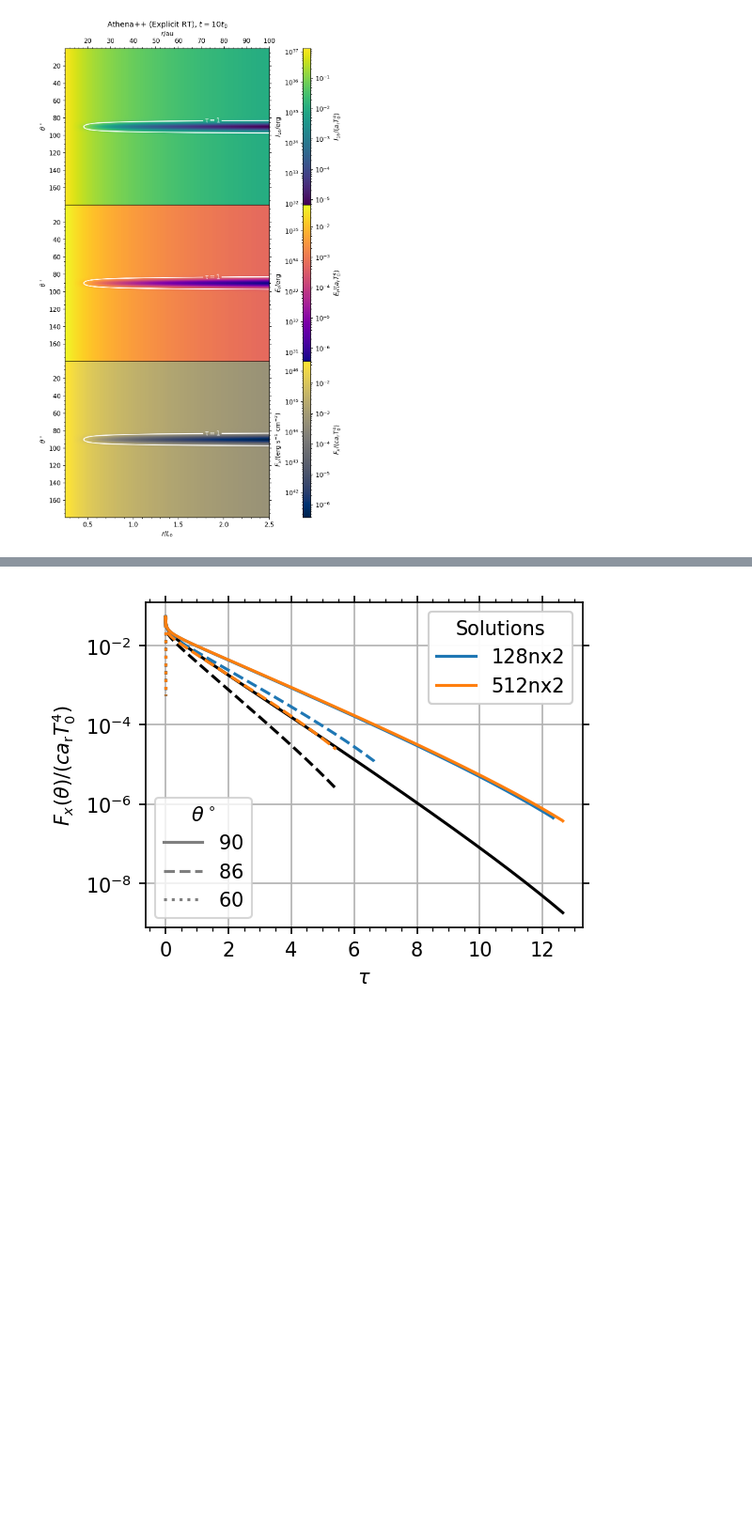
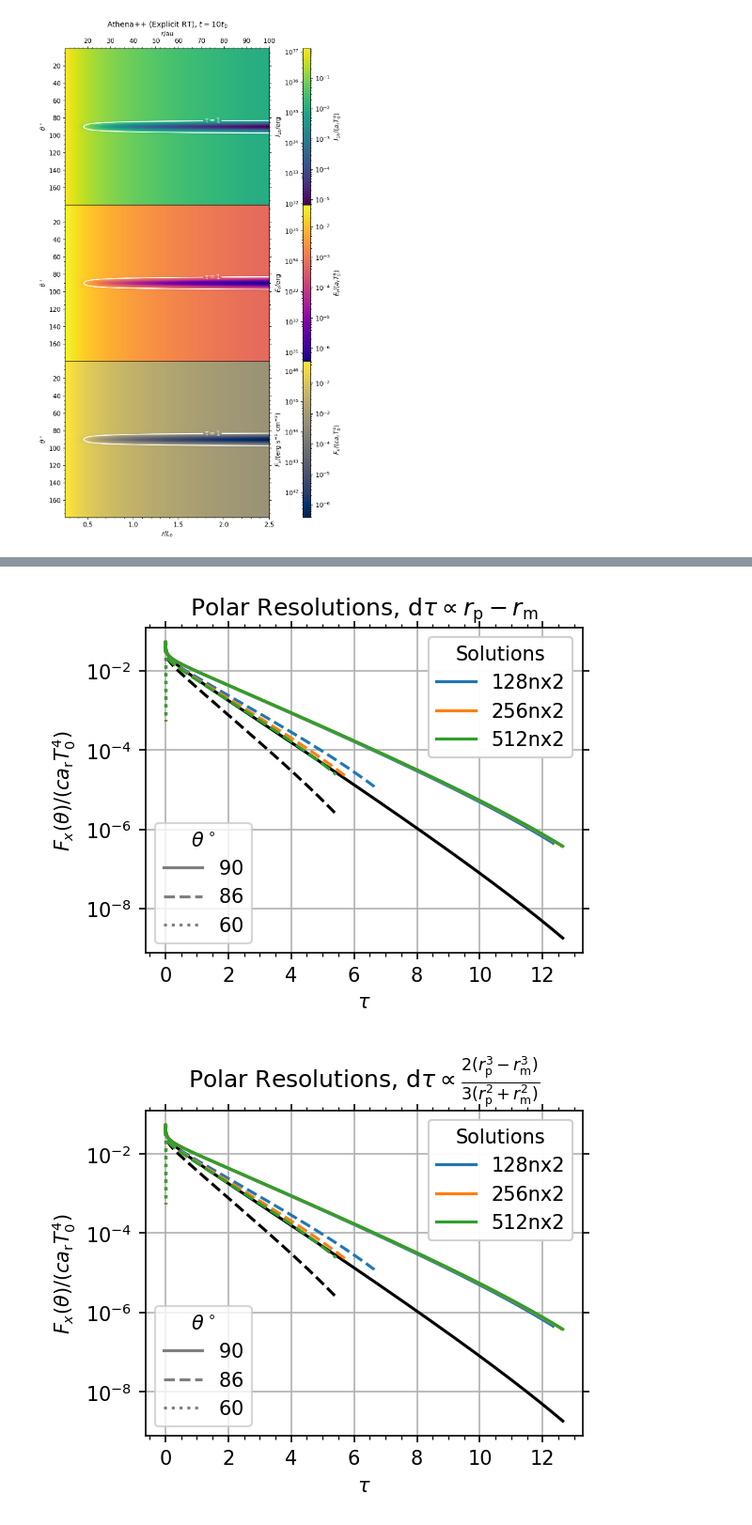
Before and after one commit to sabaronett/rad-hydro, a Jupyter notebook: athena/dev/yanfeij/const_opac_raytrace/ExplicitRTComparison.ipynb, the cells around one changed output, grey strips where cells are left out. Shown at 94% size. Saved outputs shown, nothing was run; the diff lists cells and outputs as text; code cells hidden in the pictures; blank space fills up the shorter version.

```diff
--- a/athena/dev/yanfeij/const_opac_raytrace/ExplicitRTComparison.ipynb
+++ b/athena/dev/yanfeij/const_opac_raytrace/ExplicitRTComparison.ipynb
@@ -640,16 +699,16 @@ ax.tick_params(axis='both', which='both', right=True)
 #===============================================================================
 problem_id = 'const_opac_raytrace'
 fig, ax = plt.subplots(figsize=(4, 3), dpi=150)
-colors = ['tab:blue', 'tab:orange', 'tab:green', 'tab:red', 'tab:purple',
+cs = ['tab:blue', 'tab:orange', 'tab:green', 'tab:red', 'tab:purple',
           'tab:brown', 'tab:pink', 'tab:gray', 'tab:olive', 'tab:cyan']
 theta_degs = [90, 86, 60]
 lss = ['solid', 'dashed', 'dotted']
 c_solns, ls_thetas = [], []
-runs = ['128nx2', '512nx2']
+runs = ['128nx2', '256nx2', '512nx2']
 
 for th, theta_deg in enumerate(theta_degs):
     # Plot analytic solution
-    j = int(theta_deg/rad2deg/dtheta)
+    j = int(theta_deg/rad2deg/dtheta_theo)
     ax.plot(tau_field_theo[j, :], Fx_field_theo[j, :], color='black', ls=lss[th])
     ls_thetas.append(ax.plot([], [], color='tab:gray', ls=lss[th],
                   label=rf'${theta_deg}$')[0])
@@ -685,8 +744,66 @@ ax.add_artist(color_legend)
 ax.grid()
 ax.minorticks_on()
 ax.set(xlabel=r'$\tau$', yscale='log',
+       title=r'Polar Resolutions, d$\tau\propto r_\mathrm{p} - r_\mathrm{m}$',
        ylabel=r'$F_x(\theta)/(ca_\mathrm{r}T_0^4)$')
 ax.tick_params(axis='both', which='both', top=True, right=True)
 # plt.savefig('figs/frame.jpg', bbox_inches='tight')
 # %% [output]
-[figure, old version]
+[figure, new version]
+# %%
+#===============================================================================
+problem_id = 'const_opac_raytrace'
+fig, ax = plt.subplots(figsize=(4, 3), dpi=150)
+cs = ['tab:blue', 'tab:orange', 'tab:green', 'tab:red', 'tab:purple',
+          'tab:brown', 'tab:pink', 'tab:gray', 'tab:olive', 'tab:cyan']
+theta_degs = [90, 86, 60]
+lss = ['solid', 'dashed', 'dotted']
+c_solns, ls_thetas = [], []
+runs = ['128nx2', '256nx2', '512nx2']
+
+for th, theta_deg in enumerate(theta_degs):
+    # Plot analytic solution
+    j = int(theta_deg/rad2deg/dtheta_theo)
+    ax.plot(tau_field_theo[j, :], Fx_field_theo[j, :], color='black', ls=lss[th])
+    ls_thetas.append(ax.plot([], [], color='tab:gray', ls=lss[th],
+                  label=rf'${theta_deg}$')[0])
+
+# c_solns.append(ax.plot([], [], color='black', label='Analytic')[0])
+
+# Read and plot explicit RT Athena++ solutions
+for i, run in enumerate(runs):
+  path = f'eRT-{run}'
+  athinput = athena_read.athinput(f'{path}/athinput.{problem_id}')
+  dtheta = (athinput['mesh']['x2max'] - athinput['mesh']['x2min'])\
+           /athinput['mesh']['nx2']
+  athdf = athena_read.athdf(f'{path}/athdf/{problem_id}.out1.00001.athdf')
+  # dtau = athdf['Sigma_a_0'][0]*np.diff(athdf['x1f'])
+  dtau = athdf['Sigma_a_0'][0]*((athdf['x1f'][1:]**3 - athdf['x1f'][:-1]**3)/3)\
+       /(((athdf['x1f'][1:]**2 + athdf['x1f'][:-1]**2)/2))
+  tau_field = np.cumsum(dtau, axis=1)
+  Fx_field = athdf['Fr1'][0]
+
+  for th, theta_deg in enumerate(theta_degs):
+    j = int(theta_deg/rad2deg/dtheta)
+    ax.plot(tau_field[j, :], Fx_field[j, :], color=cs[i], ls=lss[th])
+
+  c_solns.append(ax.plot([], [], color=cs[i], label=run)[0])
+
+
+# Plot ghost points for colorless line style and add legends
+ls_legend = plt.legend(title=r'$\theta^\circ$', handles=ls_thetas,
+                       loc='lower left')
+color_legend = plt.legend(title='Solutions', handles=c_solns, loc='upper right')
+ax.add_artist(ls_legend)
+ax.add_artist(color_legend)
+
+# Format (sub)plots
+ax.grid()
+ax.minorticks_on()
+ax.set(xlabel=r'$\tau$', yscale='log', title='Polar Resolutions, '\
+             + r'd$\tau\propto \frac{2(r_\mathrm{p}^3 - r_\mathrm{m}^3)}{3(r_\mathrm{p}^2 + r_\mathrm{m}^2)}$',
+       ylabel=r'$F_x(\theta)/(ca_\mathrm{r}T_0^4)$')
+ax.tick_params(axis='both', which='both', top=True, right=True)
+# plt.savefig('figs/frame.jpg', bbox_inches='tight')
+# %% [output]
+[figure, added]
```
Also changed, not shown: parts of 9 cells of this notebook.
